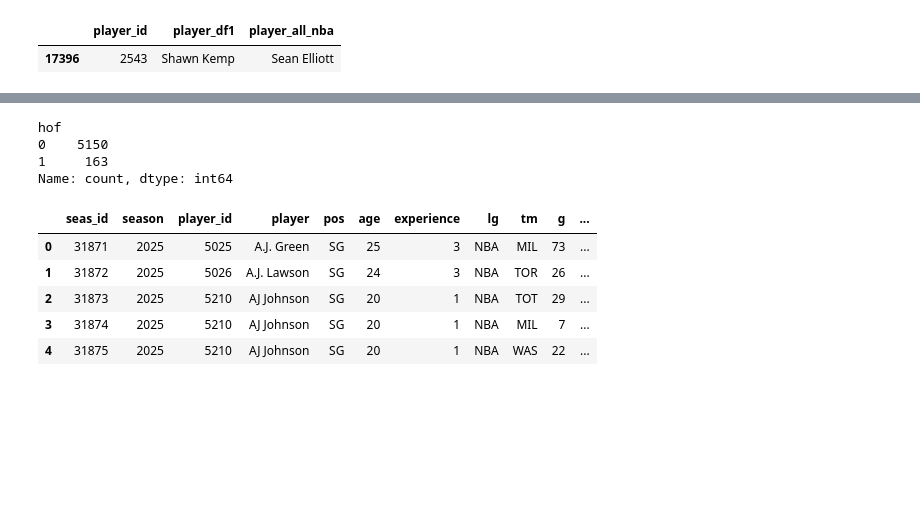
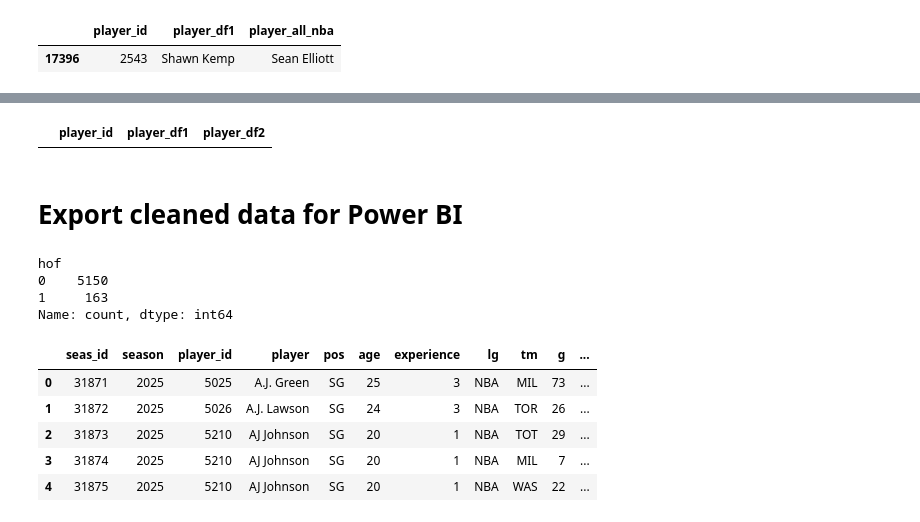
Before and after one commit to balleromair12/NBA-Player-Analytics-Power-BI-Dashboard, a Jupyter notebook: nba_datacleaning.ipynb, the cells around one changed output, grey strips where cells are left out. Cells and saved outputs as stored; diff of their text form; code cells hidden in the pictures; blank space fills up the shorter version.

```diff
--- a/nba_datacleaning.ipynb
+++ b/nba_datacleaning.ipynb
@@ -360,3 +390,15 @@ all_nba.loc[all_nba['player'] == 'Sean Elliott', 'player_id'] = 2542.0
+# %%
+compare3 = pd.merge(
+    df1[['player_id', 'player']],
+    df2[['player_id', 'player']],
+    on='player_id',
+    suffixes=('_df1', '_df2')
+)
+compare3[compare3['player_df1'] != compare3['player_df2']].drop_duplicates()
+# %% [output]
+|  | player_id | player_df1 | player_df2 |
+# %% [markdown]
+# Export cleaned data for Power BI
 # %%
 from sklearn.preprocessing import LabelEncoder
 
```
Also changed, not shown: parts of 17 cells of this notebook.
